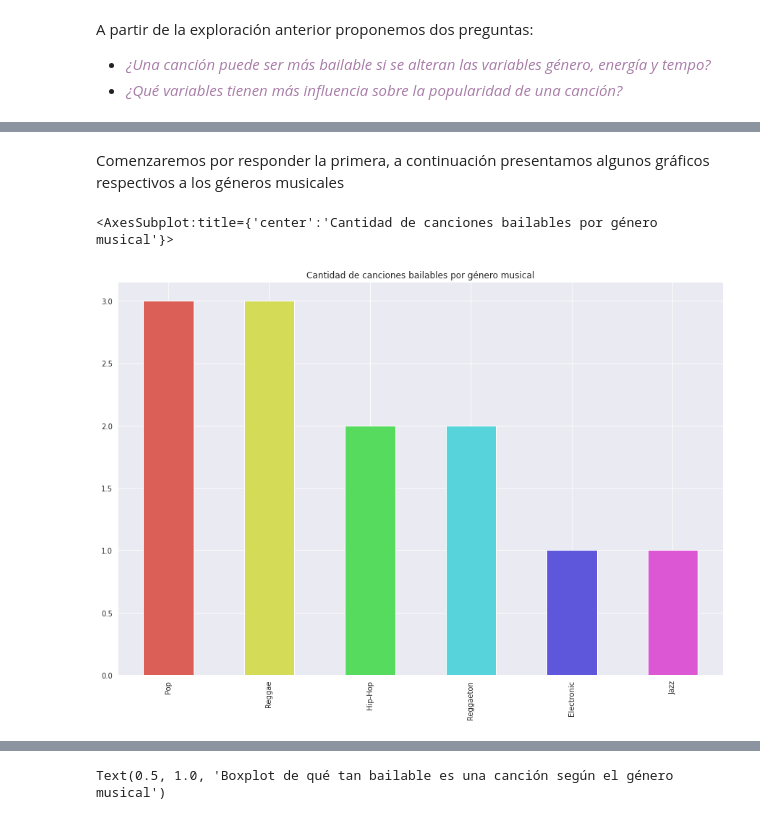
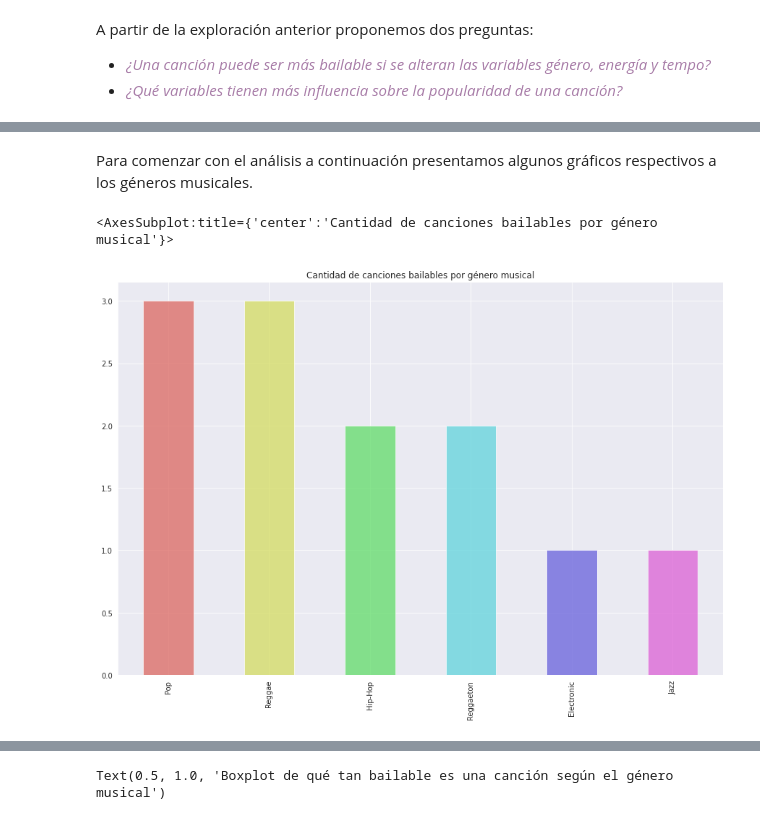
Before and after one commit to 1gnacio/orgadatos-kaggle-tp1, a Jupyter notebook: notebook707f668b56.ipynb, the cells around one changed output, grey strips where cells are left out. Cells and saved outputs as stored; diff of their text form; code cells hidden in the pictures.

```diff
--- a/notebook707f668b56.ipynb
+++ b/notebook707f668b56.ipynb
@@ -677,0 +683,10 @@ simple_barplot(popular[['genre']].groupby(['genre'])['genre'].count().reset_inde
+# %%
+genre_popularity = data_spotify.groupby("genre").agg({'popularity': 'mean'}).sort_values(by='popularity', ascending=False).reset_index()
+plt.figure(dpi=150)
+sns.set_style("darkgrid")
+ax = sns.barplot(x='genre', y='popularity', data=genre_popularity ,alpha=0.5, orient='v')
+ax.set_title('Géneros más populares')
+ax.set_xlabel('Genero')
+ax.set_ylabel('Popularidad')
+plt.xticks(rotation=90)
+plt.show()
@@ -682,11 +717,11 @@ A partir de la exploración anterior proponemos dos preguntas:
 # %% [markdown]
-Comenzaremos por responder la primera, a continuación presentamos algunos gráficos respectivos a los géneros musicales
+Para comenzar con el análisis a continuación presentamos algunos gráficos respectivos a los géneros musicales.
 # %%
 bailables = data_spotify[data_spotify['danceability'] >= 0.9]
 colors=sns.color_palette("hls", 6)
-bailables['genre'].value_counts().plot.bar(figsize=(15, 10), color=colors, title='Cantidad de canciones bailables por género musical')
+bailables['genre'].value_counts().plot.bar(alpha=0.7, figsize=(15, 10), color=colors, title='Cantidad de canciones bailables por género musical')
 # %% [output]
 <AxesSubplot:title={'center':'Cantidad de canciones bailables por género musical'}>
-[figure, old version]
+[figure, new version]
 # %%
 bailables = data_spotify[data_spotify['danceability'] >= 0.75][data_spotify['danceability'] < 0.9]
```
Also changed, not shown: parts of 16 cells of this notebook.
